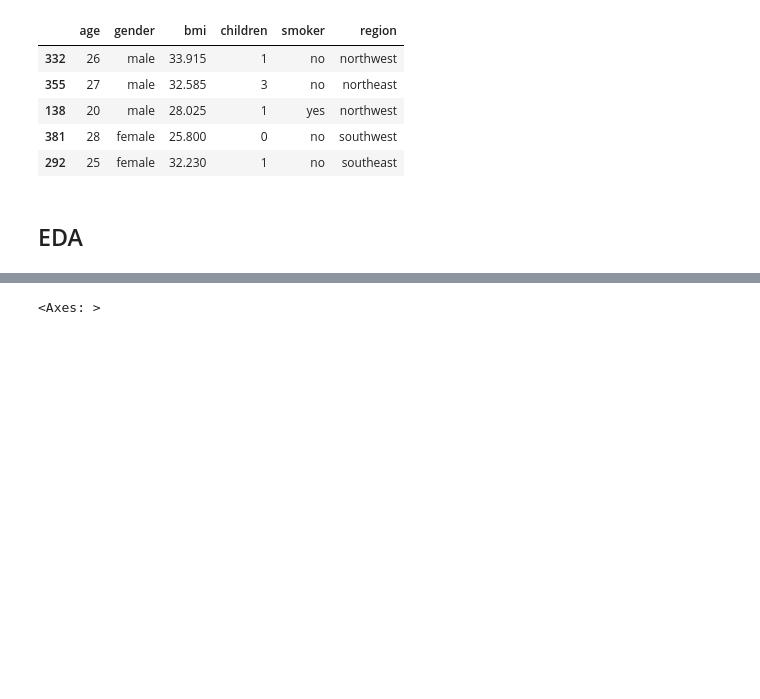
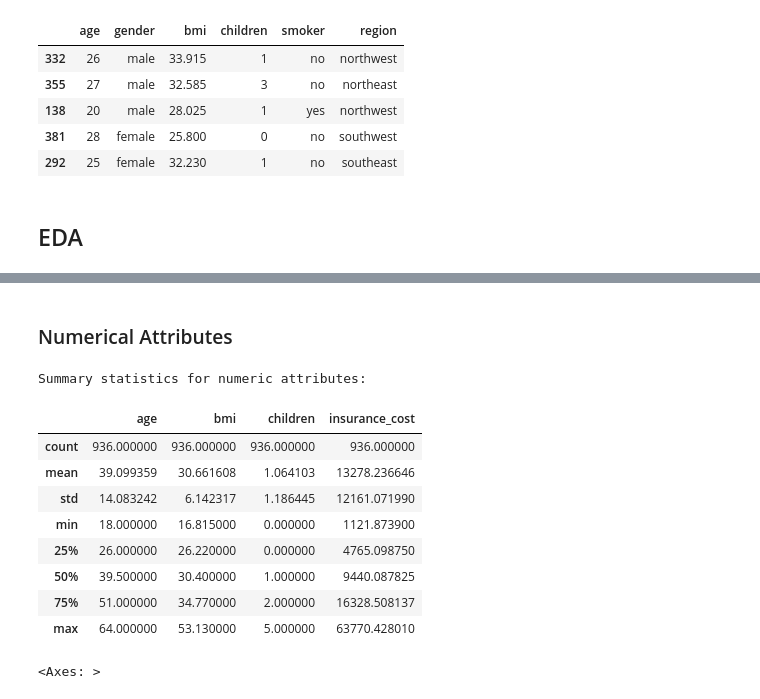
Before and after one commit to kristyan/data, a Jupyter notebook: e-tivity3/etivity3_regression.ipynb, the cells around one changed output, grey strips where cells are left out. Drawn from its saved outputs; the diff is of its cells as text; code cells hidden in the pictures; blank space fills up the shorter version.

```diff
--- a/e-tivity3/etivity3_regression.ipynb
+++ b/e-tivity3/etivity3_regression.ipynb
@@ -97,3 +137,22 @@ train_df['insurance_cost'].hist(bins=30)
+# %% [markdown]
+### Numerical Attributes
+# %%
+# Lets look at the summary statistics for numerical attributes
+
+print("\nSummary statistics for numeric attributes:\n")
+
+train_df.describe()
+# %% [output]
+Summary statistics for numeric attributes:
+|  | age | bmi | children | insurance_cost |
+| count | 936.000000 | 936.000000 | 936.000000 | 936.000000 |
+| mean | 39.099359 | 30.661608 | 1.064103 | 13278.236646 |
+| std | 14.083242 | 6.142317 | 1.186445 | 12161.071990 |
+| min | 18.000000 | 16.815000 | 0.000000 | 1121.873900 |
+| 25% | 26.000000 | 26.220000 | 0.000000 | 4765.098750 |
+| 50% | 39.500000 | 30.400000 | 1.000000 | 9440.087825 |
+| 75% | 51.000000 | 34.770000 | 2.000000 | 16328.508137 |
+| max | 64.000000 | 53.130000 | 5.000000 | 63770.428010 |
 # %%
 sns.heatmap(train_df.corr(numeric_only=True));
 
```
Also changed, not shown: parts of 9 cells of this notebook.
